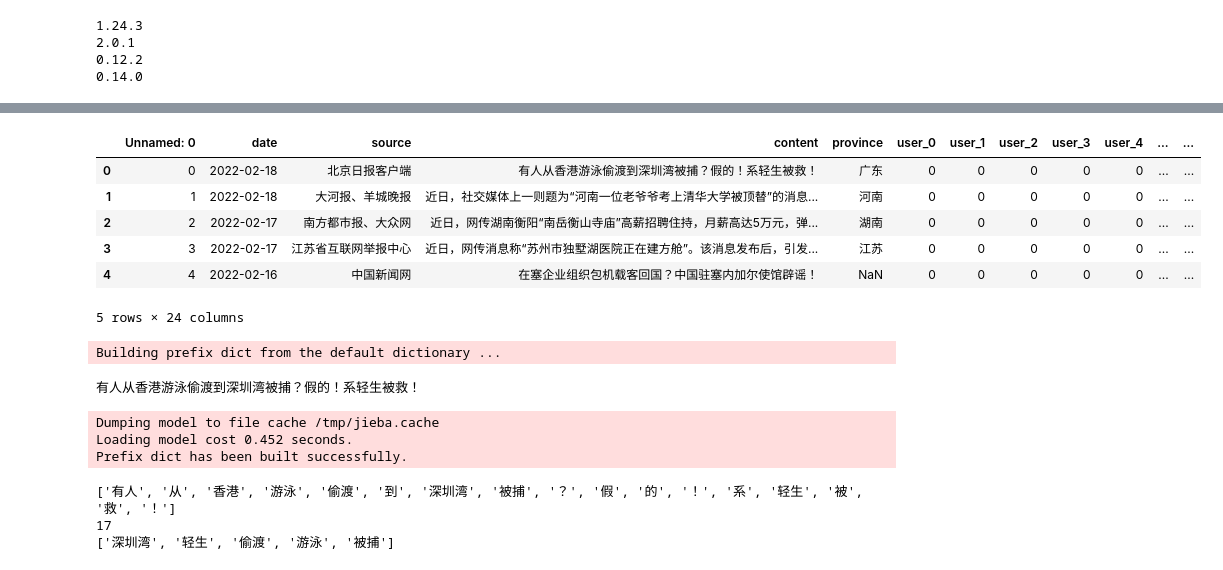
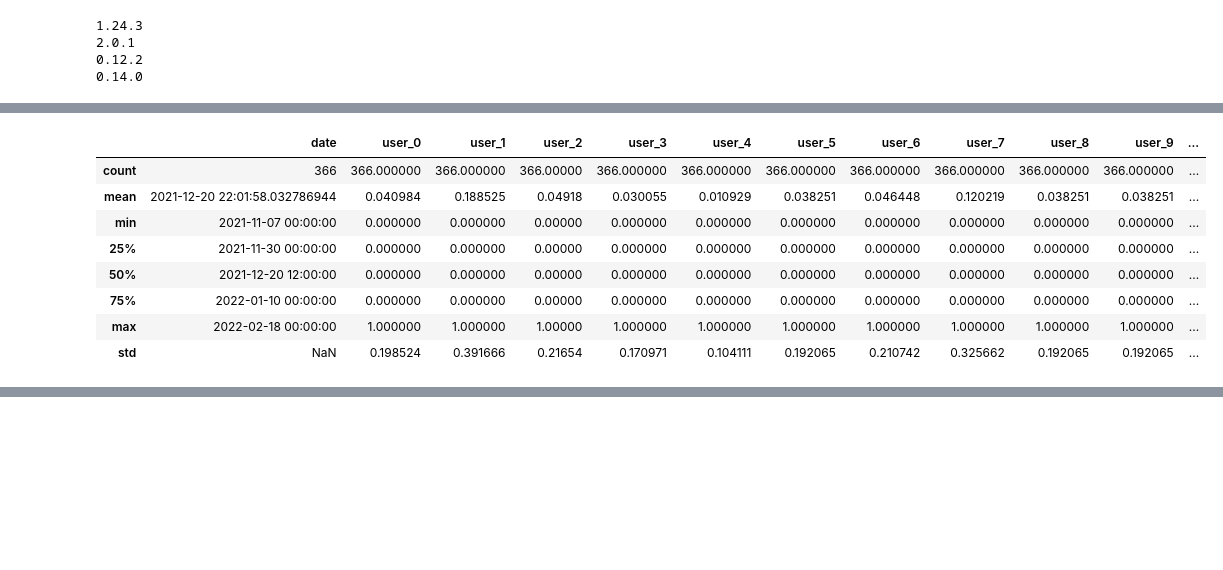
Before and after one commit to ThisisKUNMENG/dataVisualizationFinalProject, a Jupyter notebook: final.ipynb, the cells around one changed output, grey strips where cells are left out. Drawn from its saved outputs; the diff is of its cells as text; code cells hidden in the pictures; blank space fills up the shorter version.

```diff
--- a/final.ipynb
+++ b/final.ipynb
@@ -18,4 +18,4 @@ print(np.__version__); print(pd.__version__); print(sns.__version__); print(foli
 0.12.2
 0.14.0
 # %%
-df = pd.read_csv("./data/rumor_data.csv")
+df = pd.read_csv("./data/rumor_data.csv", index_col=0)
@@ -22,3 +52,17 @@ df = pd.read_csv("./data/rumor_data.csv")
+# %%
+df['date'] = pd.to_datetime(df['date'])
+# %%
+df.describe()
+# %% [output]
+|  | date | user_0 | user_1 | user_2 | user_3 | user_4 | user_5 | user_6 | user_7 | user_8 | user_9 | ... |
+| count | 366 | 366.000000 | 366.000000 | 366.00000 | 366.000000 | 366.000000 | 366.000000 | 366.000000 | 366.000000 | 366.000000 | 366.000000 | ... |
+| mean | 2021-12-20 22:01:58.032786944 | 0.040984 | 0.188525 | 0.04918 | 0.030055 | 0.010929 | 0.038251 | 0.046448 | 0.120219 | 0.038251 | 0.038251 | ... |
+| min | 2021-11-07 00:00:00 | 0.000000 | 0.000000 | 0.00000 | 0.000000 | 0.000000 | 0.000000 | 0.000000 | 0.000000 | 0.000000 | 0.000000 | ... |
+| 25% | 2021-11-30 00:00:00 | 0.000000 | 0.000000 | 0.00000 | 0.000000 | 0.000000 | 0.000000 | 0.000000 | 0.000000 | 0.000000 | 0.000000 | ... |
+| 50% | 2021-12-20 12:00:00 | 0.000000 | 0.000000 | 0.00000 | 0.000000 | 0.000000 | 0.000000 | 0.000000 | 0.000000 | 0.000000 | 0.000000 | ... |
+| 75% | 2022-01-10 00:00:00 | 0.000000 | 0.000000 | 0.00000 | 0.000000 | 0.000000 | 0.000000 | 0.000000 | 0.000000 | 0.000000 | 0.000000 | ... |
+| max | 2022-02-18 00:00:00 | 1.000000 | 1.000000 | 1.00000 | 1.000000 | 1.000000 | 1.000000 | 1.000000 | 1.000000 | 1.000000 | 1.000000 | ... |
+| std | NaN | 0.198524 | 0.391666 | 0.21654 | 0.170971 | 0.104111 | 0.192065 | 0.210742 | 0.325662 | 0.192065 | 0.192065 | ... |
 # %%
 china_map_json = json.loads(requests.get("https://raw.githubusercontent.com/yezongyang/china-geojson/master/china.json").text)
 m = folium.Map(
@@ -34,30 +78,3 @@ folium.LayerControl().add_to(m)
 m
 # %% [output]
 [interactive output not drawn]
-# %%
-df.head()
-# %% [output]
-|  | Unnamed: 0 | date | source | content | province | user_0 | user_1 | user_2 | user_3 | user_4 | ... | ... |
-| 0 | 0 | 2022-02-18 | 北京日报客户端 | 有人从香港游泳偷渡到深圳湾被捕？假的！系轻生被救！ | 广东 | 0 | 0 | 0 | 0 | 0 | ... | ... |
-| 1 | 1 | 2022-02-18 | 大河报、羊城晚报 | 近日，社交媒体上一则题为“河南一位老爷爷考上清华大学被顶替”的消息... | 河南 | 0 | 0 | 0 | 0 | 0 | ... | ... |
-| 2 | 2 | 2022-02-17 | 南方都市报、大众网 | 近日，网传湖南衡阳“南岳衡山寺庙”高薪招聘住持，月薪高达5万元，弹... | 湖南 | 0 | 0 | 0 | 0 | 0 | ... | ... |
-| 3 | 3 | 2022-02-17 | 江苏省互联网举报中心 | 近日，网传消息称“苏州市独墅湖医院正在建方舱”。该消息发布后，引发... | 江苏 | 0 | 0 | 0 | 0 | 0 | ... | ... |
-| 4 | 4 | 2022-02-16 | 中国新闻网 | 在塞企业组织包机载客回国？中国驻塞内加尔使馆辟谣！ | NaN | 0 | 0 | 0 | 0 | 0 | ... | ... |
-5 rows × 24 columns
-# %%
-content = df["content"].values
-import jieba
-print(content[0])
-print(list(jieba.cut(content[0], cut_all=False)))
-print(len(list(jieba.cut(content[0], cut_all=False))))
-import jieba.analyse
-print(jieba.analyse.extract_tags(content[0], topK=5))
-# %% [output]
-Building prefix dict from the default dictionary ...
-有人从香港游泳偷渡到深圳湾被捕？假的！系轻生被救！
-Dumping model to file cache /tmp/jieba.cache
-Loading model cost 0.452 seconds.
-Prefix dict has been built successfully.
-['有人', '从', '香港', '游泳', '偷渡', '到', '深圳湾', '被捕', '？', '假', '的', '！', '系', '轻生', '被', '救', '！']
-17
-['深圳湾', '轻生', '偷渡', '游泳', '被捕']
```
Also changed, not shown: parts of 2 cells of this notebook, 4 other files.
